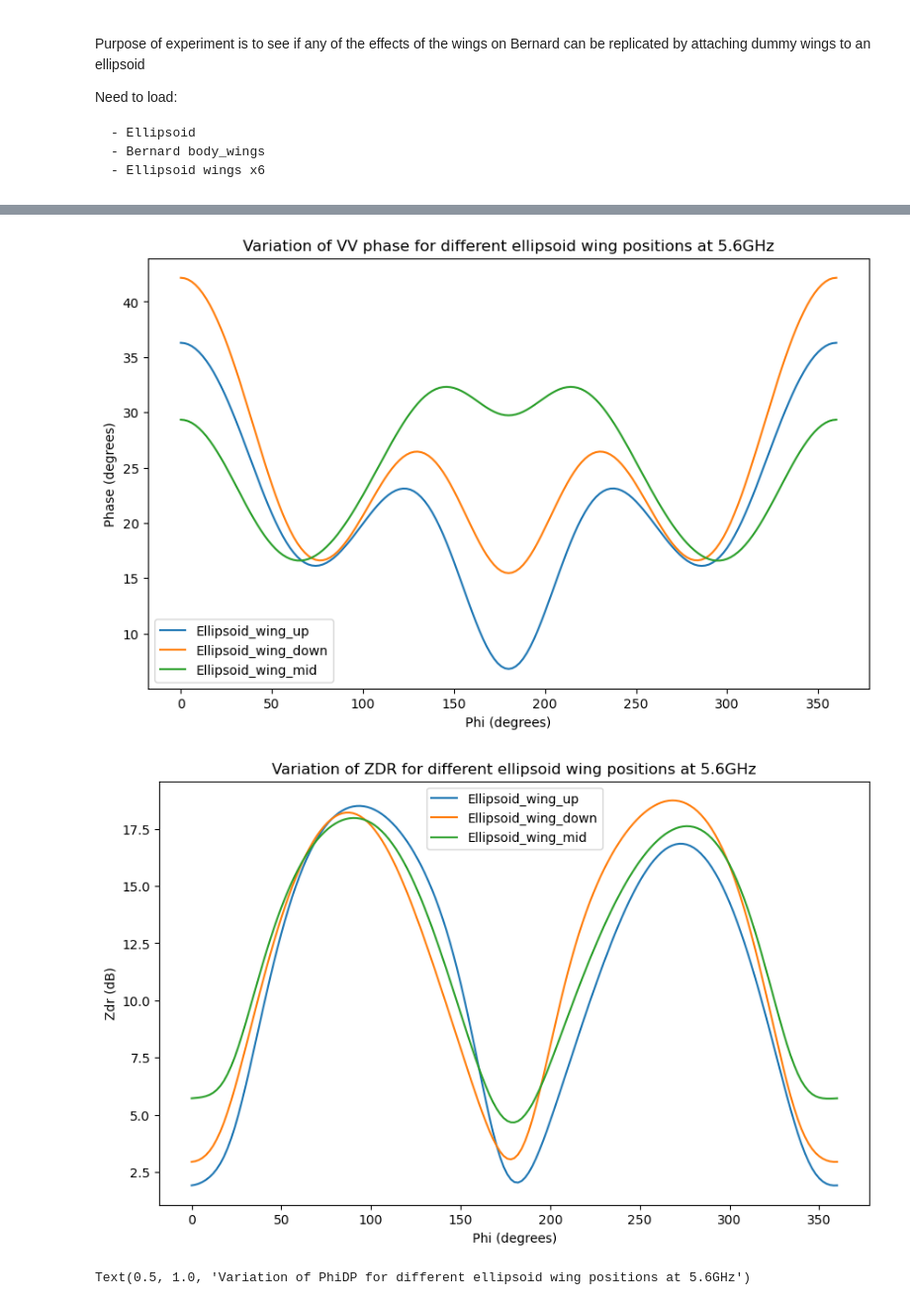
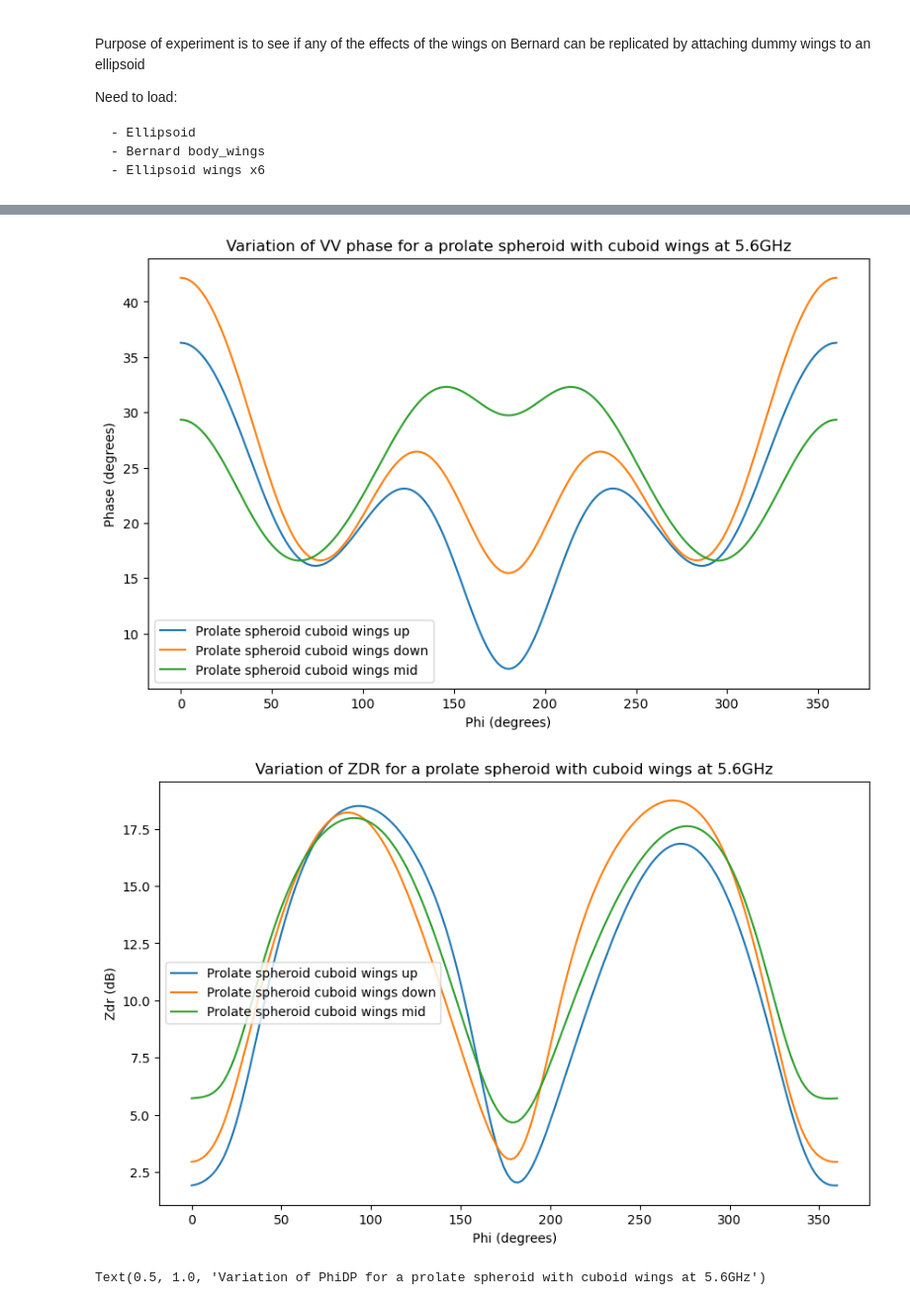
Before and after one commit to TommyMatthews/WIPL-python-analysis, a Jupyter notebook: Wings_on_ellipsoids_experiments/ellispoid_wing_analysis.ipynb, the cells around one changed output, grey strips where cells are left out. Shown at 99% size. Drawn from its saved outputs; the diff is of its cells as text; code cells hidden in the pictures.

```diff
--- a/Wings_on_ellipsoids_experiments/ellispoid_wing_analysis.ipynb
+++ b/Wings_on_ellipsoids_experiments/ellispoid_wing_analysis.ipynb
@@ -32,10 +32,10 @@ pol_list = ['H', 'V']
 results_list = [
     'Bernard_body',
     'Bernard_body_wing',
-    'Ellipsoid',
-    'Ellipsoid_wing_up',
-    'Ellipsoid_wing_down',
-    'Ellipsoid_wing_mid',
+    'Prolate spheroid',
+    'Prolate spheroid cuboid wings up',
+    'Prolate spheroid cuboid wings down',
+    'Prolate spheroid cuboid wings mid',
     ]
 # %%
 data_dict = {x : {y: None for y in results_list} for x in pol_list}
@@ -48,7 +48,7 @@ for pol in pol_list:
     data_dict[pol]['Bernard_body_wing'] = pd.read_csv(BODY_WING_PATH)
 
     ELLIPSOID_BODY_PATH = BASE_DRIVE_PATH + ELLIPSOID_PATH + f'parameterised/csv/Ellipsoid_parameterised_560_{pol}_1000_p0_s0__df.csv'
-    data_dict[pol]['Ellipsoid'] = pd.read_csv(ELLIPSOID_BODY_PATH)
+    data_dict[pol]['Prolate spheroid'] = pd.read_csv(ELLIPSOID_BODY_PATH)
 # %%
 base_path = BASE_DRIVE_PATH + ELLIPSOID_PATH + 'Ellipsoid_wing/Ellipsoid_wings_'
 
@@ -60,7 +60,7 @@ for pol in pol_list:
 
         output_path = path + f'{wing_pos}_{pol}.csv'
         df.to_csv(output_path)
-        data_dict[pol][f'Ellipsoid_wing_{wing_pos_name}'] = df
+        data_dict[pol][f'Prolate spheroid cuboid wings {wing_pos_name}'] = df
 # %%
 vars_list = ['HH_power', 'VV_power', 'Zdr', 'LDR', 'HH_phase', 'VV_phase', 'PhiDP']
 # %%
@@ -84,14 +84,14 @@ for morpho in results_list:
 compare_to_bernard_and_ellipsoid_list = [
     'Bernard_body',
     'Bernard_body_wing',
-    'Ellipsoid',
-    'Ellipsoid_wing_mid',
+    'Prolate spheroid',
+    'Prolate spheroid cuboid wings mid',
     ]
 
 position_variation_list = [
-    'Ellipsoid_wing_up',
-    'Ellipsoid_wing_down',
-    'Ellipsoid_wing_mid',
+    'Prolate spheroid cuboid wings up',
+    'Prolate spheroid cuboid wings down',
+    'Prolate spheroid cuboid wings mid',
 ]
 # %%
 modelling_list = compare_to_bernard_and_ellipsoid_list
@@ -190,6 +190,6 @@ Text(0.5, 1.0, 'Variation of PhiDP for different body and wing models at 5.6GHz'
 # %%
 modelling_list = position_variation_list
-title_centre = 'for different ellipsoid wing positions'
+title_centre = 'for a prolate spheroid with cuboid wings'
 
 for morpho in modelling_list:
 
@@ -200,8 +200,8 @@ for morpho in modelling_list:
 fig = plt.gcf()
 fig.set_size_inches(10, 6)
 plt.legend()
-plt.xlabel('Phi (degrees)')
-plt.ylabel('Scattered power')
+plt.xlabel('Incident azimuth (degrees)')
+plt.ylabel('Scattered power proxy (V²/m²)')
 plt.title(f'Variation of HH scattered power {title_centre} at 5.6GHz')
 plt.show()
 
@@ -214,8 +214,8 @@ for morpho in modelling_list:
 fig = plt.gcf()
 fig.set_size_inches(10, 6)
 plt.legend()
-plt.xlabel('Phi (degrees)')
-plt.ylabel('Scattered power')
+plt.xlabel('Incident azimuth (degrees)')
+plt.ylabel('Scattered power proxy (V²/m²)')
 plt.title(f'Variation of VV scattered power {title_centre} at 5.6GHz')
 plt.show()
 
@@ -280,3 +280,3 @@ plt.title(f'Variation of PhiDP {title_centre} at 5.6GHz')
-[figure, old version]
+[figure, new version]
-[figure, old version]
+[figure, new version]
-Text(0.5, 1.0, 'Variation of PhiDP for different ellipsoid wing positions at 5.6GHz')
+Text(0.5, 1.0, 'Variation of PhiDP for a prolate spheroid with cuboid wings at 5.6GHz')
```
Also changed, not shown: parts of 2 cells of this notebook, 12 other files.
